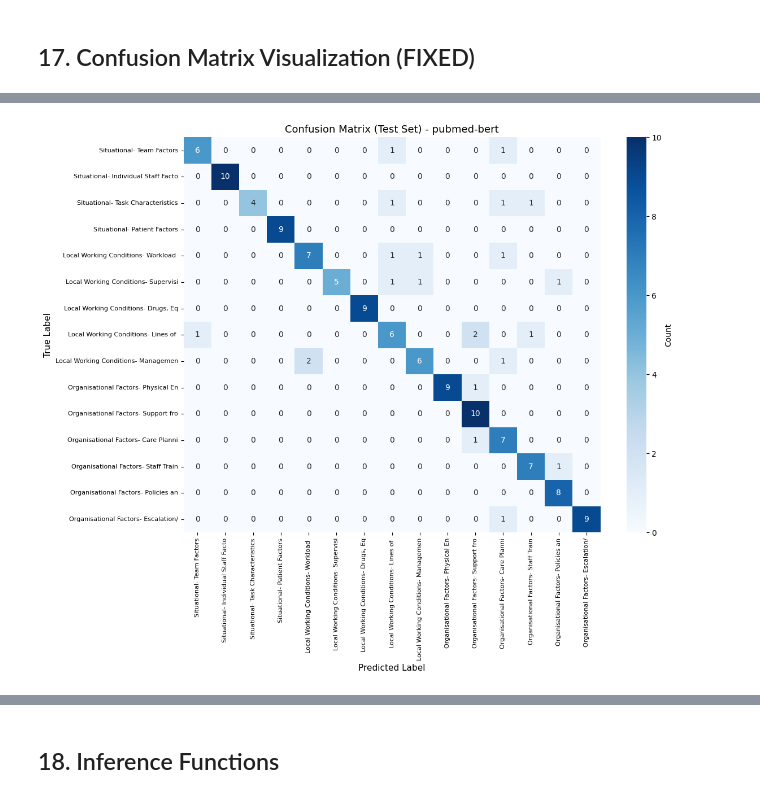
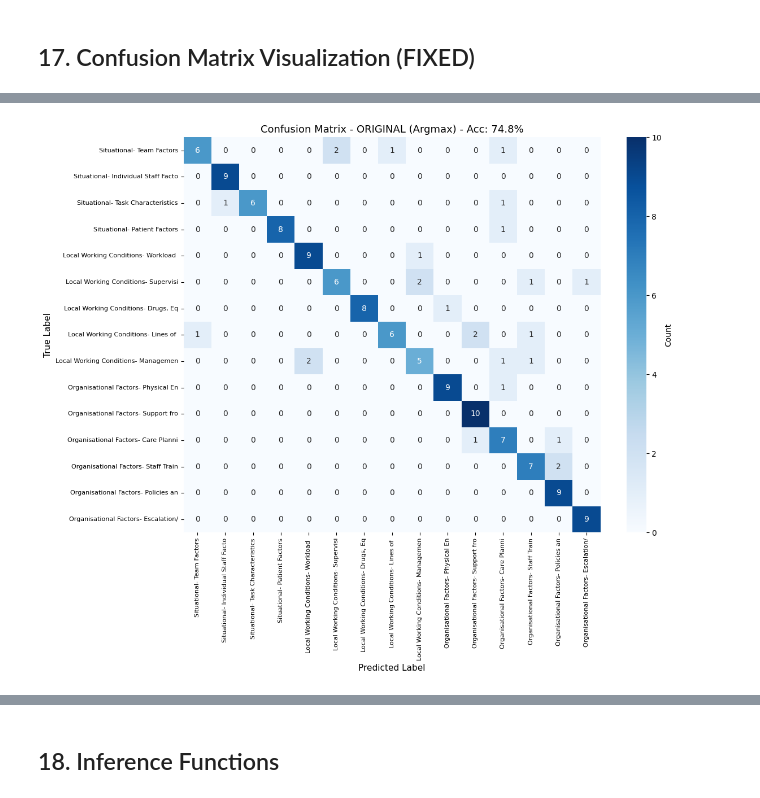
Before and after one commit to gcosma/ConceptAnnotationPfD, a Jupyter notebook: Final16Nov2025.ipynb, the cells around one changed output, grey strips where cells are left out. Cells and saved outputs as stored; diff of their text form; code cells hidden in the pictures.

```diff
--- a/Final16Nov2025.ipynb
+++ b/Final16Nov2025.ipynb
@@ -516,7 +434,7 @@ Local Working Conditions- Management of Staff and Staffing Levels 1.514739     2
 train_texts, val_texts, train_labels, val_labels = train_test_split(
     train_df_augmented['Text'].tolist(),
     train_df_augmented['label_id'].tolist(),
-    test_size=0.15,
+    test_size=0.25,
     random_state=42,
     stratify=train_df_augmented['label_id']
 )
@@ -1106,7 +1500,11 @@ else:
     cm_subset = cm
     top_labels = labels_for_cm
 
-# Plot
+# ========== PLOT ORIGINAL CONFUSION MATRIX ==========
+print("="*80)
+print("ORIGINAL (Argmax) Confusion Matrix")
+print("="*80)
+
 plt.figure(figsize=(max(12, len(top_labels)*0.6), max(10, len(top_labels)*0.5)))
 sns.heatmap(
     cm_subset,
@@ -1119,14 +1517,89 @@ sns.heatmap(
 )
 plt.xlabel('Predicted Label', fontsize=11)
 plt.ylabel('True Label', fontsize=11)
-plt.title(f'Confusion Matrix (Test Set) - {selected_model}', fontsize=13)
+plt.title(f'Confusion Matrix - ORIGINAL (Argmax) - Acc: {test_results["eval_accuracy"]:.1%}', fontsize=13)
 plt.xticks(rotation=90, fontsize=8)
 plt.yticks(rotation=0, fontsize=8)
 plt.tight_layout()
-plt.savefig('confusion_matrix.png', dpi=150, bbox_inches='tight')
+plt.savefig('confusion_matrix_original.png', dpi=150, bbox_inches='tight')
 plt.show()
 
-print("✓ Confusion matrix saved as confusion_matrix.png")
+print("✓ Original confusion matrix saved as confusion_matrix_original.png")
+
+# ========== PLOT OPTIMIZED CONFUSION MATRIX (if available) ==========
+if 'predicted_label_optimized' in test_df.columns:
+    print("\n" + "="*80)
+    print("OPTIMIZED (Threshold-Based) Confusion Matrix")
+    print("="*80)
+
+    # Get optimized predictions as IDs
+    optimized_pred_ids = test_df['label_id'].map(lambda x: x).values  # true labels
+    optimized_predictions = [label2id[label] for label in test_df['predicted_label_optimized']]
+
+    # Create optimized confusion matrix
+    cm_optimized = confusion_matrix(true_labels, optimized_predictions, labels=unique_labels_in_test)
+
+    if len(unique_labels_in_test) > 20:
+        cm_optimized_subset = cm_optimized[np.ix_(top_classes_idx, top_classes_idx)]
+    else:
+        cm_optimized_subset = cm_optimized
+
+    # Plot optimized confusion matrix
+    plt.figure(figsize=(max(12, len(top_labels)*0.6), max(10, len(top_labels)*0.5)))
+    sns.heatmap(
+        cm_optimized_subset,
+        annot=True,
+        fmt='d',
+        cmap='Greens',  # Different color to distinguish
+        xticklabels=[label[:35] for label in top_labels],
+        yticklabels=[label[:35] for label in top_labels],
+        cbar_kws={'label': 'Count'}
+    )
+    plt.xlabel('Predicted Label', fontsize=11)
+    plt.ylabel('True Label', fontsize=11)
+
+    # Calculate optimized accuracy
+    optimized_acc = accuracy_score(true_labels, optimized_predictions)
+    plt.title(f'Confusion Matrix - OPTIMIZED (Thresholds) - Acc: {optimized_acc:.1%}', fontsize=13)
+    plt.xticks(rotation=90, fontsize=8)
+    plt.yticks(rotation=0, fontsize=8)
+    plt.tight_layout()
+    plt.savefig('confusion_matrix_optimized.png', dpi=150, bbox_inches='tight')
+    plt.show()
+
+    print("✓ Optimized confusion matrix saved as confusion_matrix_optimized.png")
+
+    # ========== SHOW COMPARISON ==========
+    print("\n" + "="*80)
+    print("COMPARISON SUMMARY")
+    print("="*80)
+
+    original_correct = test_df['correct'].sum()
+    optimized_correct = test_df['correct_optimized'].sum()
+
+    print(f"\nCorrect predictions:")
+    print(f"  Original (Argmax):     {original_correct}/{len(test_df)} ({original_correct/len(test_df)*100:.2f}%)")
+    print(f"  Optimized (Thresholds): {optimized_correct}/{len(test_df)} ({optimized_correct/len(test_df)*100:.2f}%)")
+    print(f"  Improvement:           {optimized_correct - original_correct:+d} ({(optimized_correct - original_correct)/len(test_df)*100:+.2f}%)")
+
+    # Show which specific predictions changed
+    changed = test_df[test_df['predicted_label'] != test_df['predicted_label_optimized']]
+    if len(changed) > 0:
+        print(f"\n{len(changed)} predictions changed with threshold optimization:")
+
+        # Count improvements vs degradations
+        improved = changed[changed['correct_optimized'] & ~changed['correct']]
+        degraded = changed[~changed['correct_optimized'] & changed['correct']]
+        changed_still_wrong = changed[~changed['correct_optimized'] & ~changed['correct']]
+
+        print(f"  ✓ Improved (wrong → correct): {len(improved)}")
+        print(f"  ✗ Degraded (correct → wrong):  {len(degraded)}")
+        print(f"  ≈ Changed but still wrong:     {len(changed_still_wrong)}")
+
+else:
+    print("\n⚠️  No optimized predictions found. Run threshold optimization (Section 16b) first.")
+
+print("\n" + "="*80)
 # %% [output]
 Confusion matrix dimensions: 21 x 21
 Labels in test set: 21 out of 21 total
@@ -1135 +1612 @@ Showing confusion matrix for top 15 most frequent classes
-[figure, old version]
+[figure, new version]
```
Also changed, not shown: parts of 18 cells of this notebook.
